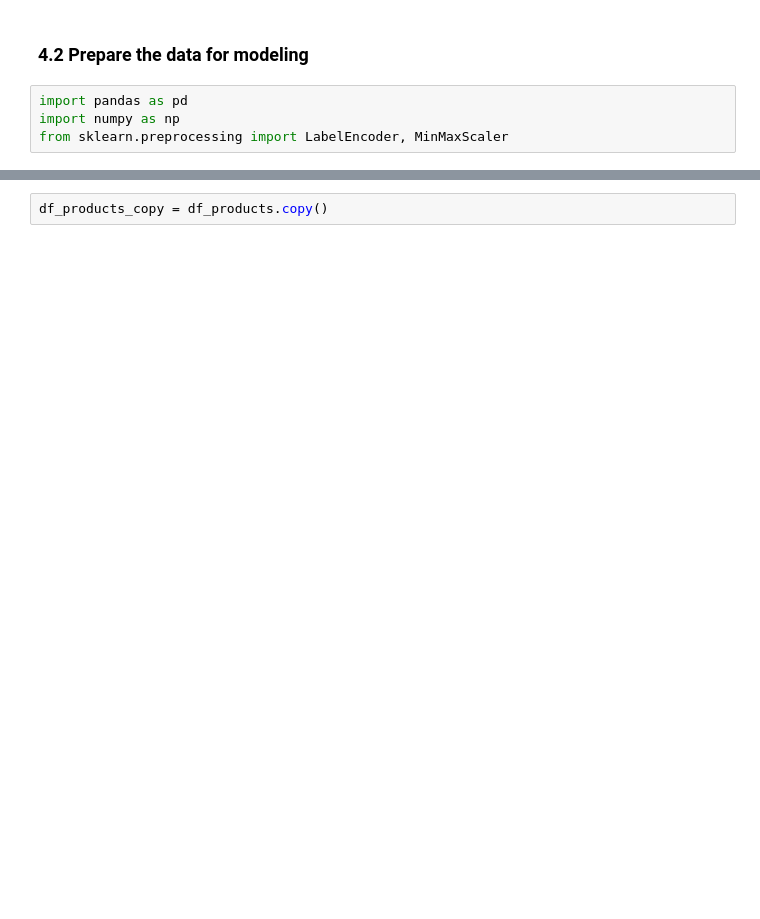
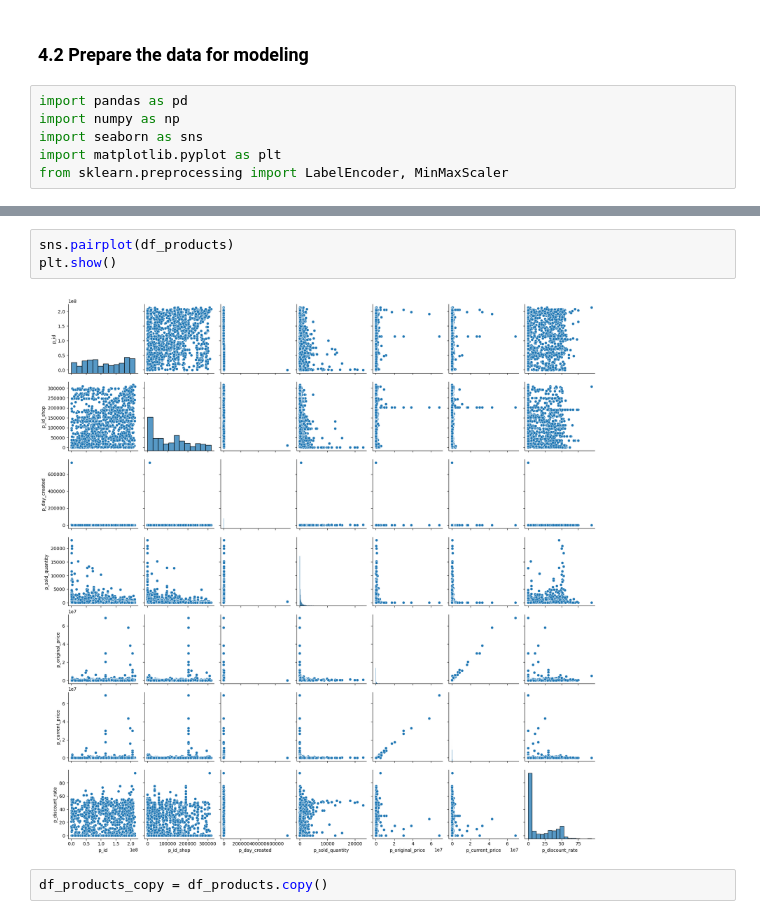
Before and after one commit to TienDat57/IntroductionToDataScience, a Jupyter notebook: src/features/index.ipynb, the cells around one changed output, grey strips where cells are left out. Drawn from its saved outputs; the diff is of its cells as text; blank space fills up the shorter version.

```diff
--- a/src/features/index.ipynb
+++ b/src/features/index.ipynb
@@ -3,6 +3,8 @@
 # %%
 import pandas as pd
 import numpy as np
+import seaborn as sns
+import matplotlib.pyplot as plt
 from sklearn.preprocessing import LabelEncoder, MinMaxScaler
 # %%
 df_products = pd.read_csv('../../data/processed/tiki_data.csv')
@@ -14,6 +16,11 @@ df_products.head()
 | 2 | 13334313 | Bộ 6 chén (bát) cơm sứ phong cách... | Nhà Cửa - Đời Sống | 3340.0 | Công ty TNHH TM Minh Gia Lợi | OEM | 1372.0 | 938 | ... |
 | 3 | 99868980 | Bình Giữ Nhiệt Locknlock Bucket T... | Bình giữ nhiệt | 1.0 | Tiki Trading | LocknLock | 593.0 | 10359 | ... |
 | 4 | 115092053 | Bộ ga giường poly cotton LIDACO ... | Bộ ga | 43482.0 | Lidaco Official Store | LIDACO | 529.0 | 2338 | ... |
+# %%
+sns.pairplot(df_products)
+plt.show()
+# %% [output]
+[figure, added]
 # %%
 df_products_copy = df_products.copy()
 # %%
```
Also changed, not shown: parts of 9 cells of this notebook, 5 other files.
